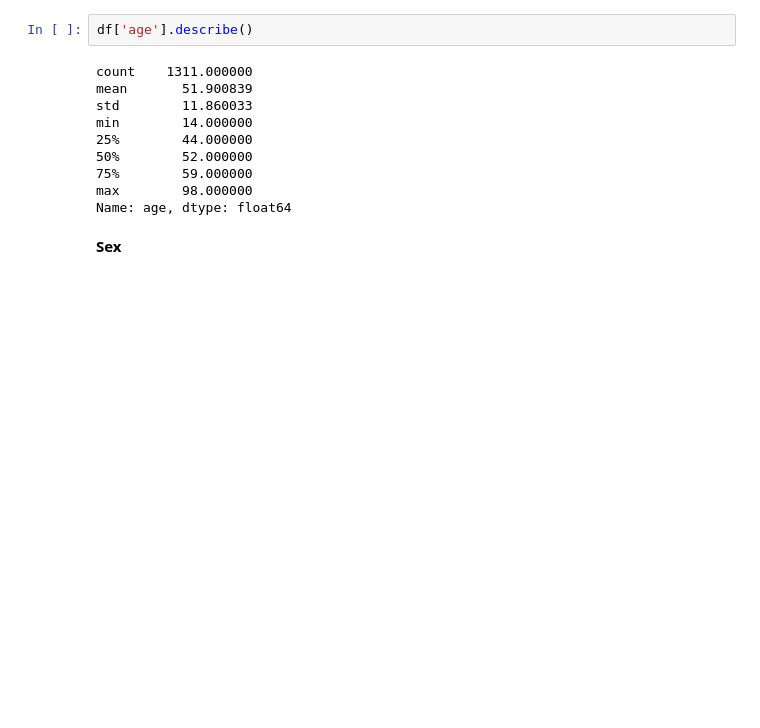
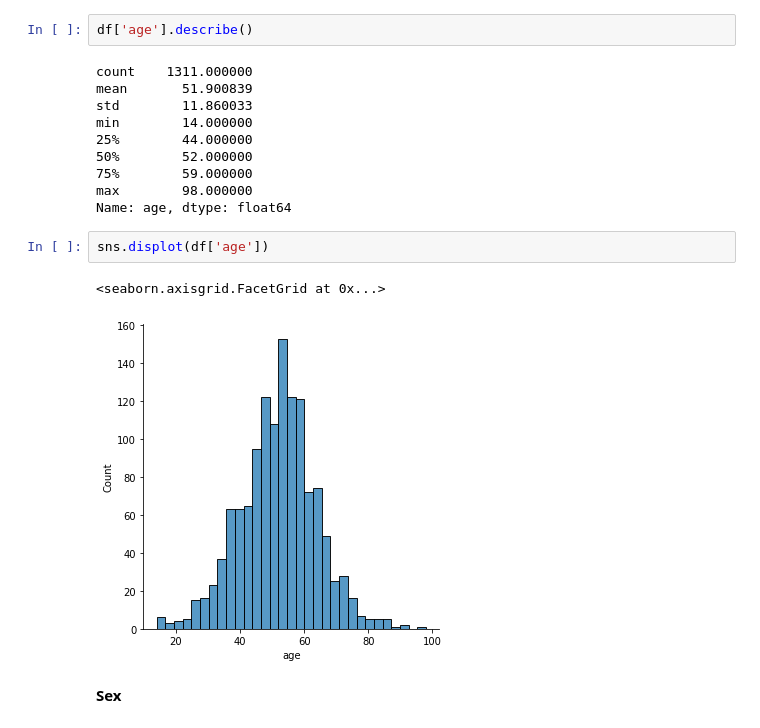
Before and after one commit to Marian-N/IAU, a Jupyter notebook: Untitled.ipynb, the cells around one changed output. Saved outputs shown, nothing was run; the diff lists cells and outputs as text; blank space fills up the shorter version.

```diff
--- a/Untitled.ipynb
+++ b/Untitled.ipynb
@@ -262,6 +264,11 @@ min        14.000000
 75%        59.000000
 max        98.000000
 Name: age, dtype: float64
+# %%
+sns.displot(df['age'])
+# %% [output]
+<seaborn.axisgrid.FacetGrid at 0x...>
+[figure, added]
 # %% [markdown]
 **Sex**
 # %% [markdown]
```
Also changed, not shown: parts of 21 cells of this notebook.
